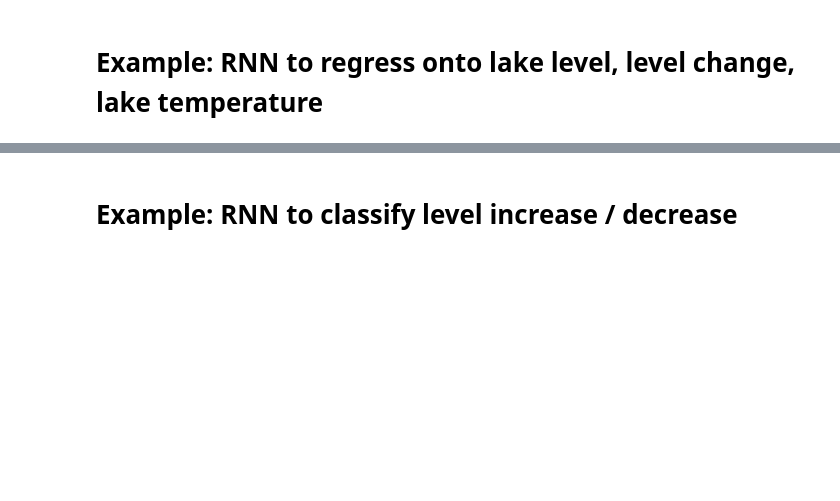
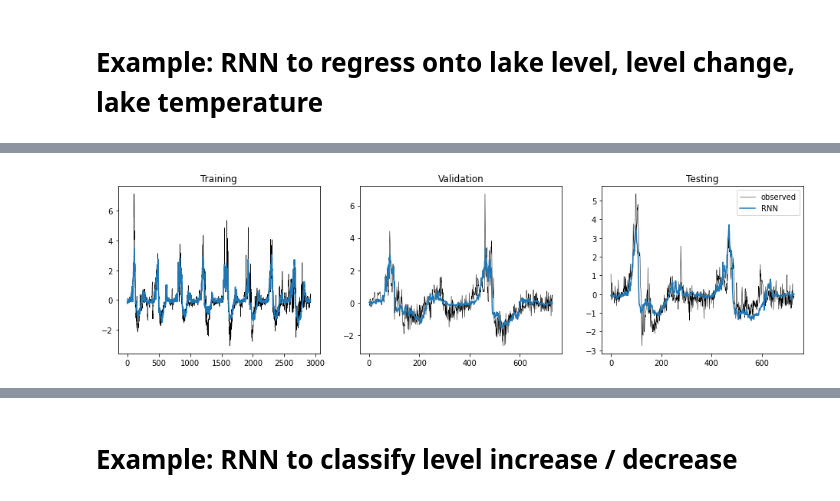
Before and after one commit to andersonsam/shuswap_lake_modelling, a Jupyter notebook: main_shuswap.ipynb, the cells around one changed output, grey strips where cells are left out. Cells and saved outputs as stored; diff of their text form; code cells hidden in the pictures; blank space fills up the shorter version.

```diff
--- a/main_shuswap.ipynb
+++ b/main_shuswap.ipynb
@@ -427,0 +492,18 @@ plt.show()
+# %%
+#build RNN model -- play around with this structure
+
+# learning_rate = 1e-3
+
+model = Sequential()
+model.add(InputLayer(input_shape = (N_days_prior,N_vars)))
+# model.add(SimpleRNN(20, activation = 'relu', return_sequences = True)) #RNN layer
+model.add(SimpleRNN(20, activation = 'relu')) #RNN layer
+model.add(Dropout(0.1))
+model.add(Dense(100, activation = 'relu'))
+model.add(Dense(N_days_future, activation = 'linear'))
+
+#compile model
+model.compile(loss = 'MSE', optimizer = tf.keras.optimizers.Adam(), metrics = ['mae'])
+#learning_rate=learning_rate
+#print model summary
+model.summary()
@@ -427,0 +565,29 @@ plt.show()
+# %%
+#use model to make predictions for train/val/test
+y_train_predict_RNN = model.predict(x_train, batch_size = batch_size)
+y_val_predict_RNN = model.predict(x_val, batch_size = batch_size)
+y_test_predict_RNN = model.predict(x_test, batch_size = batch_size)
+# %%
+#visualize model predictions for train/val/test
+
+var = 2
+
+fig, ax = plt.subplots(nrows = 1, ncols = 3, figsize = (16,4))
+
+ax[0].plot(y_train[:,var], 'k', linewidth = 0.5)
+ax[0].plot(y_train_predict_RNN[:,var])
+ax[0].set_title('Training')
+
+ax[1].plot(y_val[:,var], 'k', linewidth = 0.5)
+ax[1].plot(y_val_predict_RNN[:,var])
+ax[1].set_title('Validation')
+
+ax[2].plot(y_test[:,var],'k', linewidth = 0.5, label = 'observed')
+ax[2].plot(y_test_predict_RNN[:,var], label = 'RNN')
+ax[2].set_title('Testing')
+
+ax[2].legend()
+
+plt.show()
+# %% [output]
+[figure, added]
```
Also changed, not shown: parts of 24 cells of this notebook.
